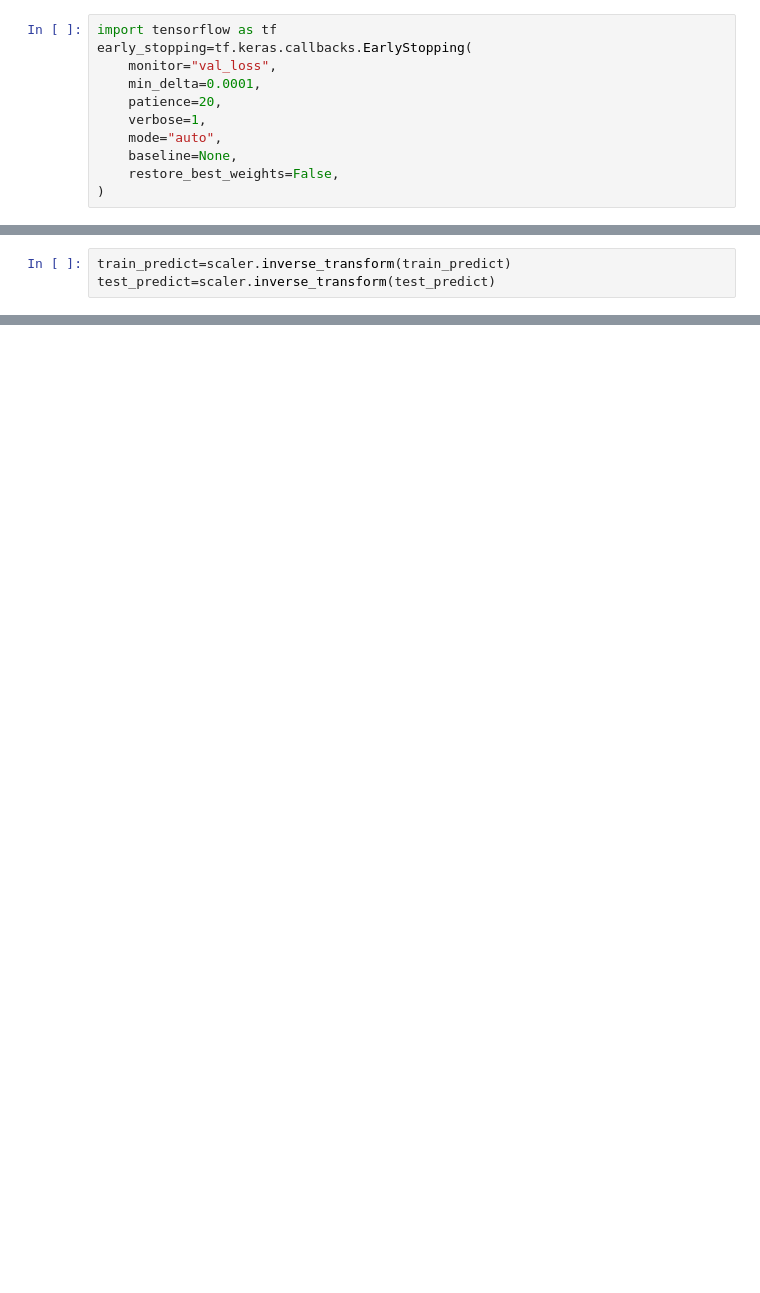
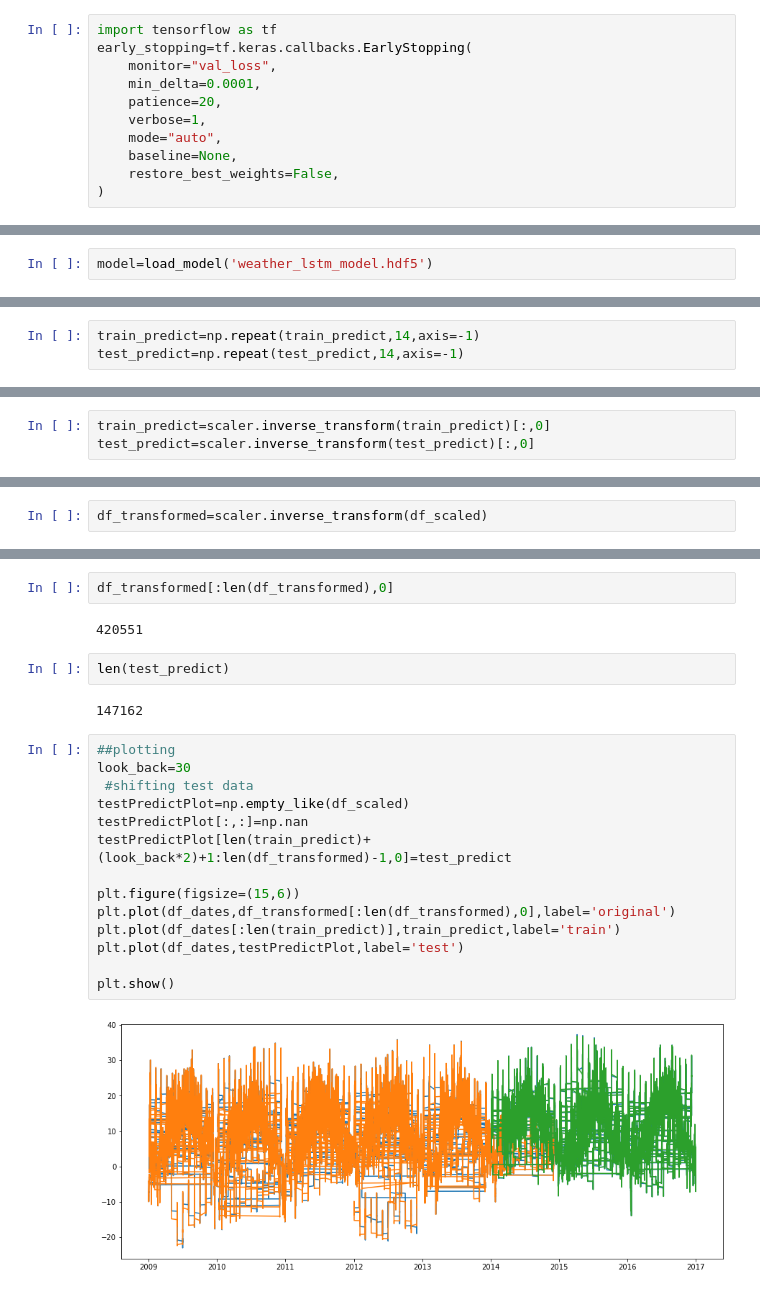
Before and after one commit to Arnav-Kapoor/WeatherForecasting-deep-learning-, a Jupyter notebook: weather_forecasting.ipynb, the cells around one changed output, grey strips where cells are left out. Saved outputs shown, nothing was run; the diff lists cells and outputs as text; blank space fills up the shorter version.

```diff
--- a/weather_forecasting.ipynb
+++ b/weather_forecasting.ipynb
@@ -241,0 +269,2 @@ Epoch 25: early stopping
+# %%
+model=load_model('weather_lstm_model.hdf5')
@@ -247,0 +284,3 @@ test_predict=model.predict(X_test)
+# %%
+train_predict=np.repeat(train_predict,14,axis=-1)
+test_predict=np.repeat(test_predict,14,axis=-1)
@@ -248,3 +291,3 @@ test_predict=model.predict(X_test)
 # %%
-train_predict=scaler.inverse_transform(train_predict)
-test_predict=scaler.inverse_transform(test_predict)
+train_predict=scaler.inverse_transform(train_predict)[:,0]
+test_predict=scaler.inverse_transform(test_predict)[:,0]
@@ -252,0 +311,2 @@ ValueError: ignored
+# %%
+df_transformed=scaler.inverse_transform(df_scaled)
@@ -252,0 +333,24 @@ ValueError: ignored
+# %%
+df_transformed[:len(df_transformed),0]
+# %% [output]
+420551
+# %%
+len(test_predict)
+# %% [output]
+147162
+# %%
+##plotting
+look_back=30
+ #shifting test data
+testPredictPlot=np.empty_like(df_scaled)
+testPredictPlot[:,:]=np.nan
+testPredictPlot[len(train_predict)+(look_back*2)+1:len(df_transformed)-1,0]=test_predict
+
+plt.figure(figsize=(15,6))
+plt.plot(df_dates,df_transformed[:len(df_transformed),0],label='original')
+plt.plot(df_dates[:len(train_predict)],train_predict,label='train')
+plt.plot(df_dates,testPredictPlot,label='test')
+
+plt.show()
+# %% [output]
+[figure, added]
```
Also changed, not shown: parts of 42 cells of this notebook, 1 other file.
